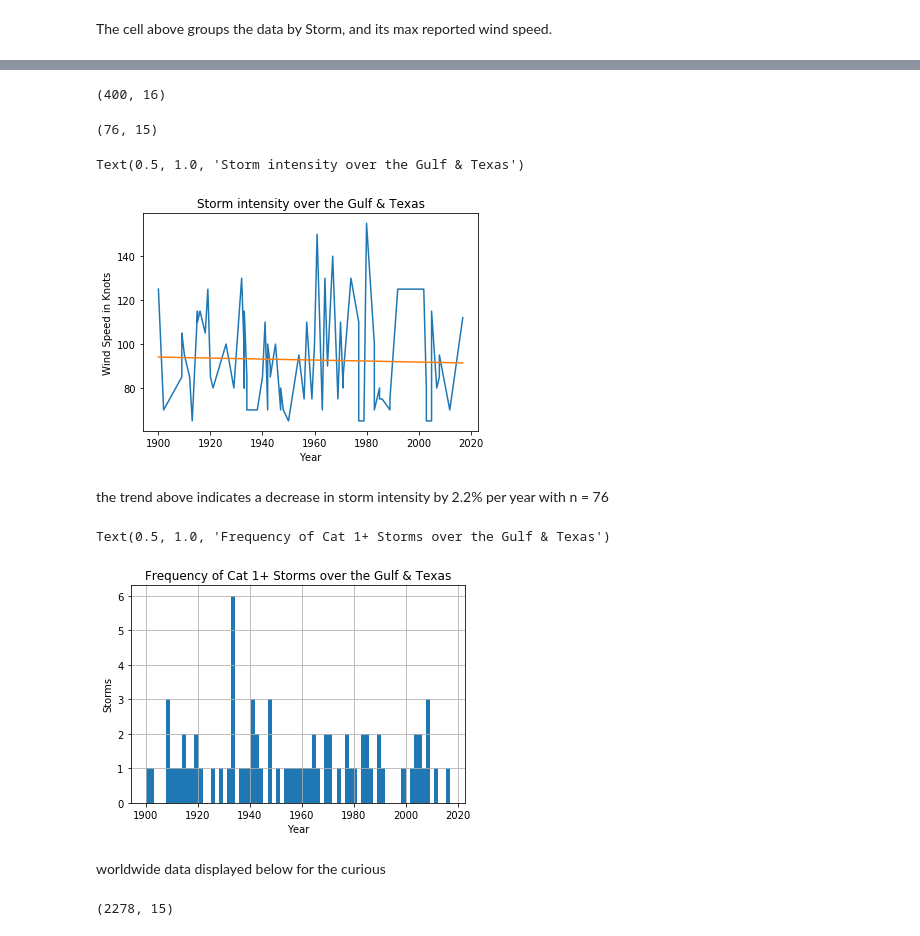
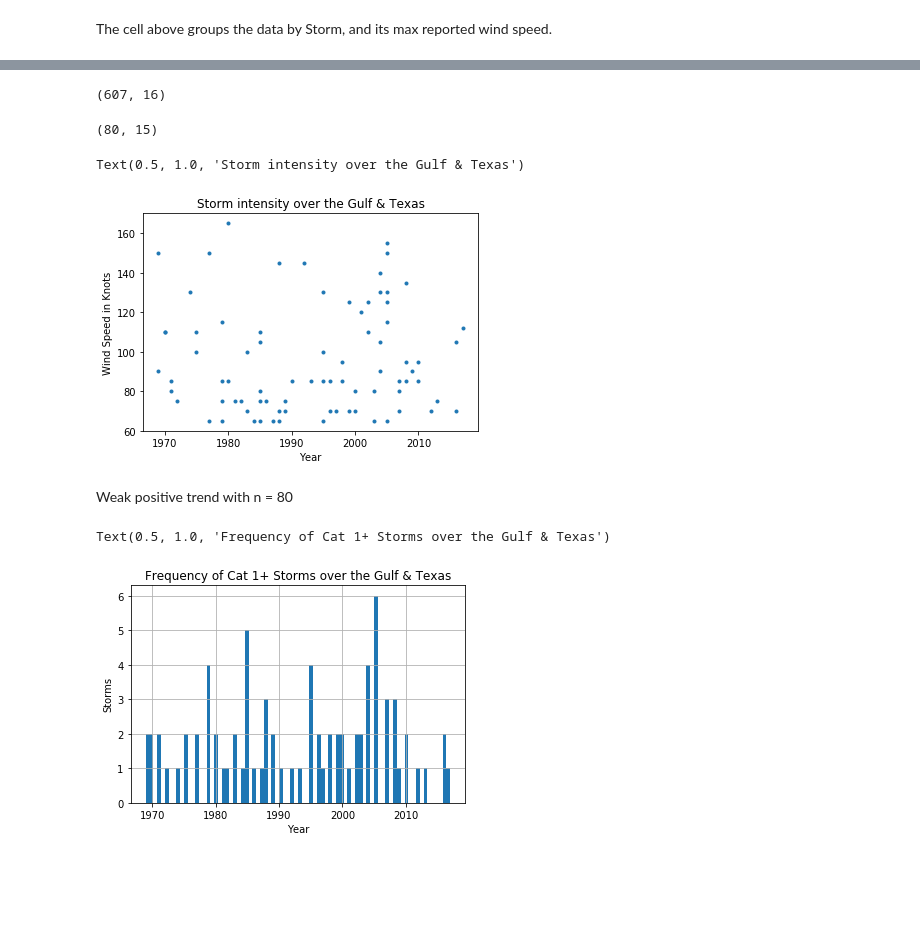
Before and after one commit to zuhbeer/Capstone, a Jupyter notebook: data playground.ipynb, the cells around one changed output, grey strips where cells are left out. Cells and saved outputs as stored; diff of their text form; code cells hidden in the pictures; blank space fills up the shorter version.

```diff
--- a/data playground.ipynb
+++ b/data playground.ipynb
@@ -55,7 +63,7 @@ Track_type
 # %%
-stormslat = storms[(storms['Latitude'] >= 25.0) & (storms['Latitude'] <= 32.0)]
+stormslat = storms[(storms['Latitude'] >= 20.0) & (storms['Latitude'] <= 32.0)]
 # %%
-stormslong = stormslat[(stormslat['Longitude'] >= -98.0) & (stormslat['Longitude'] <= -90.0)]
+stormslong = stormslat[(stormslat['Longitude'] >= -98.0) & (stormslat['Longitude'] <= -80.0)]
 # %% [markdown]
 The above cells narrows the geographic window to a portion of the gulf of Mexico with Houston in the top left corner. The cell below goes back to the entire dataset as a control/reference.
 # %%
@@ -99,36 +107,34 @@ Text(0.5, 1.0, 'Frequency of Cat 1+ Storms in the N.Atlantic')
 # %%
-stormsGulf = stormslong[(stormslong['Season'] >= 1900) & (stormslong['Wind(WMO)'] >= 64)]
+stormsGulf = stormslong[(stormslong['Season'] >= 1969) & (stormslong['Wind(WMO)'] >= 64)]
 # %%
 stormsGulf.shape
 # %% [output]
-(400, 16)
+(607, 16)
 # %%
 stormsGulf1 = stormsGulf.groupby(['Serial_Num']).max()
 # %%
 stormsGulf1.shape
 # %% [output]
-(76, 15)
+(80, 15)
 # %%
 x = stormsGulf1['Season']
 y = stormsGulf1['Wind(WMO)']
 b, m = polyfit(x,y,1)
-plt.plot(x,y)
-plt.plot(x, b + m * x, '-')
+plt.plot(x,y,'.')
+#plt.plot(x, b + m * x, '-')
 plt.ylabel('Wind Speed in Knots')
 plt.xlabel('Year')
 plt.title('Storm intensity over the Gulf & Texas')
 # %% [output]
 Text(0.5, 1.0, 'Storm intensity over the Gulf & Texas')
-[figure, old version]
+[figure, new version]
-# %% [markdown]
-the trend above indicates a decrease in storm intensity by 2.2% per year with n = 76
+# %% [markdown]
+Weak positive trend with n = 80
 # %%
-stormsGulf1['Season'].hist(bins=75)
+stormsGulf1['Season'].hist(bins=80)
 plt.ylabel('Storms')
 plt.xlabel('Year')
 plt.title('Frequency of Cat 1+ Storms over the Gulf & Texas')
 # %% [output]
 Text(0.5, 1.0, 'Frequency of Cat 1+ Storms over the Gulf & Texas')
-[figure, old version]
+[figure, new version]
-# %% [markdown]
-worldwide data displayed below for the curious
@@ -141,5 +140,0 @@ stormsglobal = allstorms[(allstorms['Season'] >= 1900) & (allstorms['Wind(WMO)']
-# %%
-stormsglobaly = stormsglobal.groupby(['Serial_Num']).max()
-stormsglobaly.shape
-# %% [output]
-(2278, 15)
```
Also changed, not shown: parts of 27 cells of this notebook.
